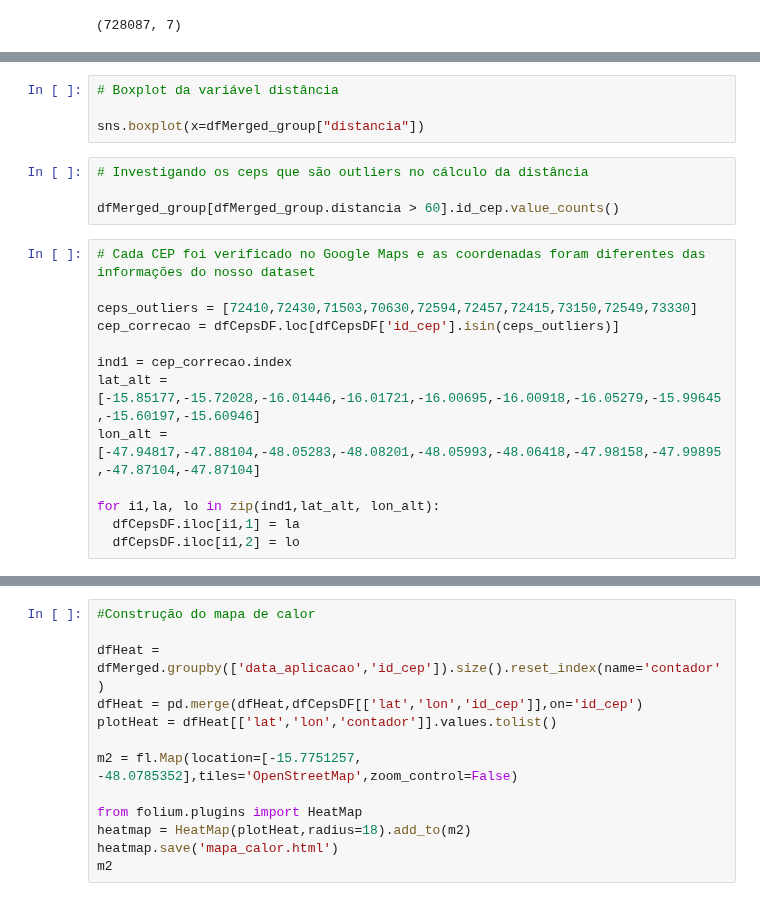
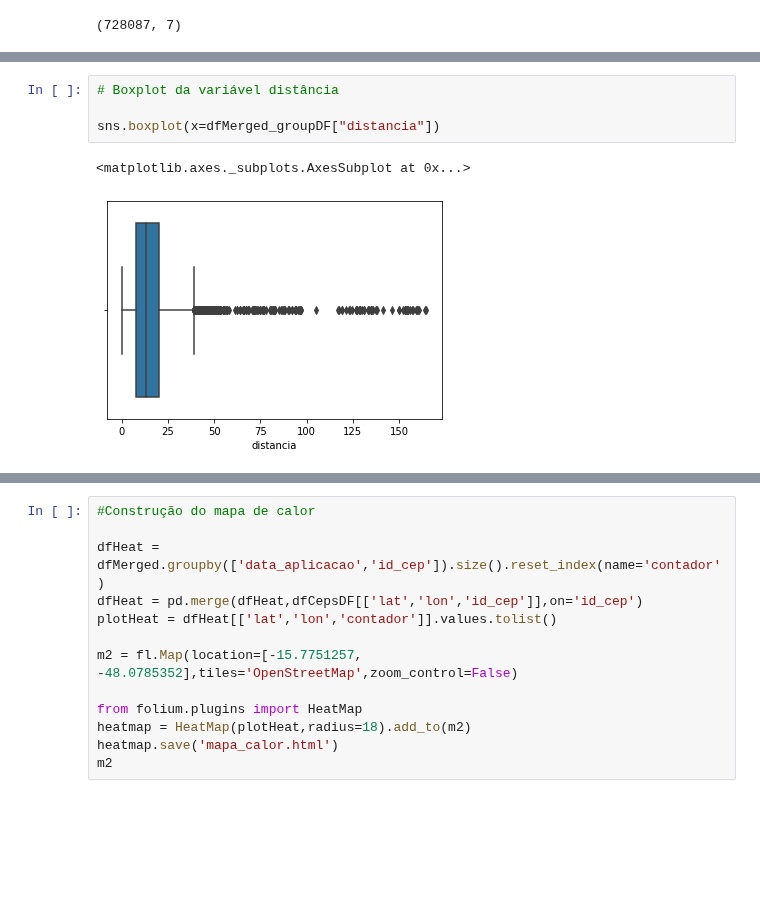
Before and after one commit to raquelcreis/vacina_covid_bsb, a Jupyter notebook: notebook.ipynb, the cells around one changed output, grey strips where cells are left out. Drawn from its saved outputs; the diff is of its cells as text; blank space fills up the shorter version.

```diff
--- a/notebook.ipynb
+++ b/notebook.ipynb
@@ -462,21 +578,7 @@ sns.histplot(data=dfMerged_group,x='distancia')
 # %%
 # Boxplot da variável distância
 
-sns.boxplot(x=dfMerged_group["distancia"])
+sns.boxplot(x=dfMerged_groupDF["distancia"])
+# %% [output]
+<matplotlib.axes._subplots.AxesSubplot at 0x...>
+[figure, added]
-# %%
-# Investigando os ceps que são outliers no cálculo da distância
-
-dfMerged_group[dfMerged_group.distancia > 60].id_cep.value_counts()
-# %%
-# Cada CEP foi verificado no Google Maps e as coordenadas foram diferentes das informações do nosso dataset
-
-ceps_outliers = [72410,72430,71503,70630,72594,72457,72415,73150,72549,73330]
-cep_correcao = dfCepsDF.loc[dfCepsDF['id_cep'].isin(ceps_outliers)]
-
-ind1 = cep_correcao.index
-lat_alt = [-15.85177,-15.72028,-16.01446,-16.01721,-16.00695,-16.00918,-16.05279,-15.99645,-15.60197,-15.60946]
-lon_alt = [-47.94817,-47.88104,-48.05283,-48.08201,-48.05993,-48.06418,-47.98158,-47.99895,-47.87104,-47.87104]
-
-for i1,la, lo in zip(ind1,lat_alt, lon_alt):
-  dfCepsDF.iloc[i1,1] = la
-  dfCepsDF.iloc[i1,2] = lo
```
Also changed, not shown: parts of 28 cells of this notebook, 1 other file.
